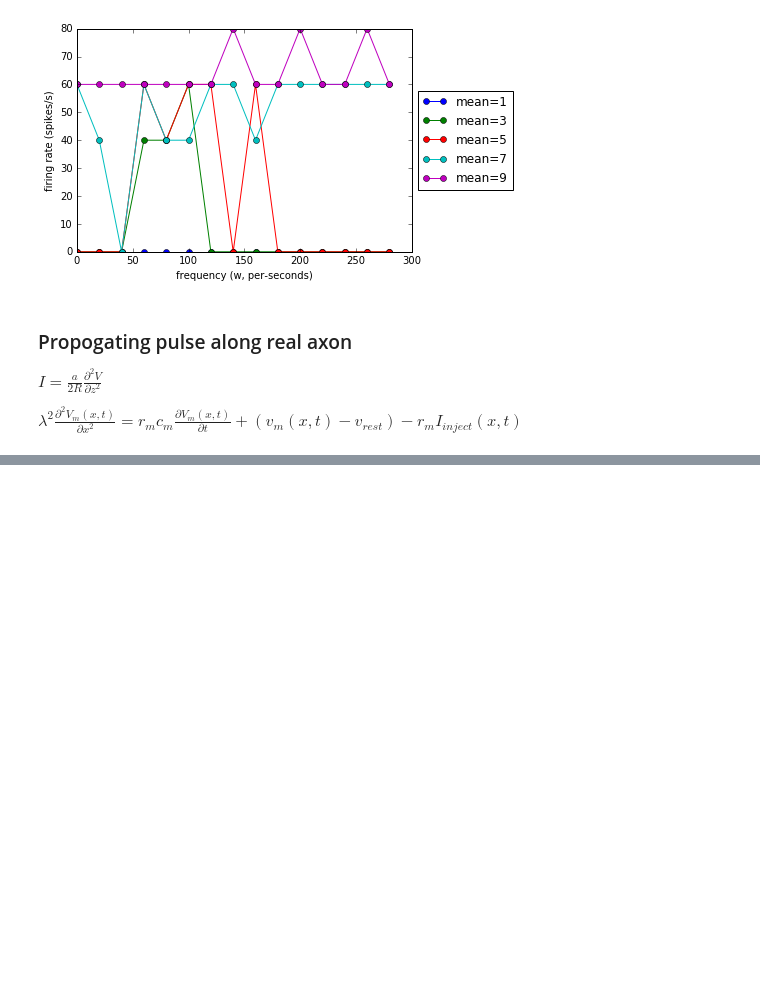
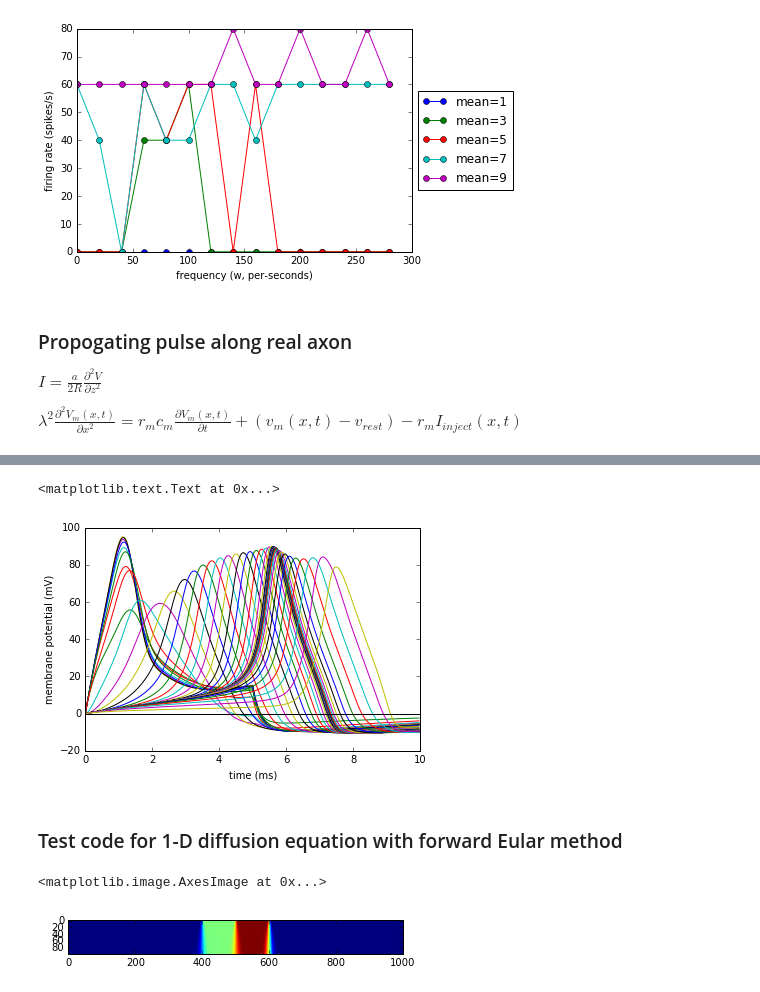
Before and after one commit to Kevin-Sean-Chen/Biophysics, a Jupyter notebook: HodgkinHuxley_model.ipynb, the cells around one changed output, grey strips where cells are left out. Saved outputs shown, nothing was run; the diff lists cells and outputs as text; code cells hidden in the pictures; blank space fills up the shorter version.

```diff
--- a/HodgkinHuxley_model.ipynb
+++ b/HodgkinHuxley_model.ipynb
@@ -239,0 +225,10 @@ plt.plot(v)
+# %%
+plt.plot(t[:-1],v);
+plt.xlabel('time (ms)')
+plt.ylabel('membrane potential (mV)')
+###color represents recordings through space, therefore showing propogation of spikes
+# %% [output]
+<matplotlib.text.Text at 0x...>
+[figure, added]
+# %% [markdown]
+### Test code for 1-D diffusion equation with forward Eular method
@@ -239,0 +255,5 @@ plt.plot(v)
+# %%
+plt.imshow(u)
+# %% [output]
+<matplotlib.image.AxesImage at 0x...>
+[figure, added]
```
Also changed, not shown: parts of 9 cells of this notebook.
